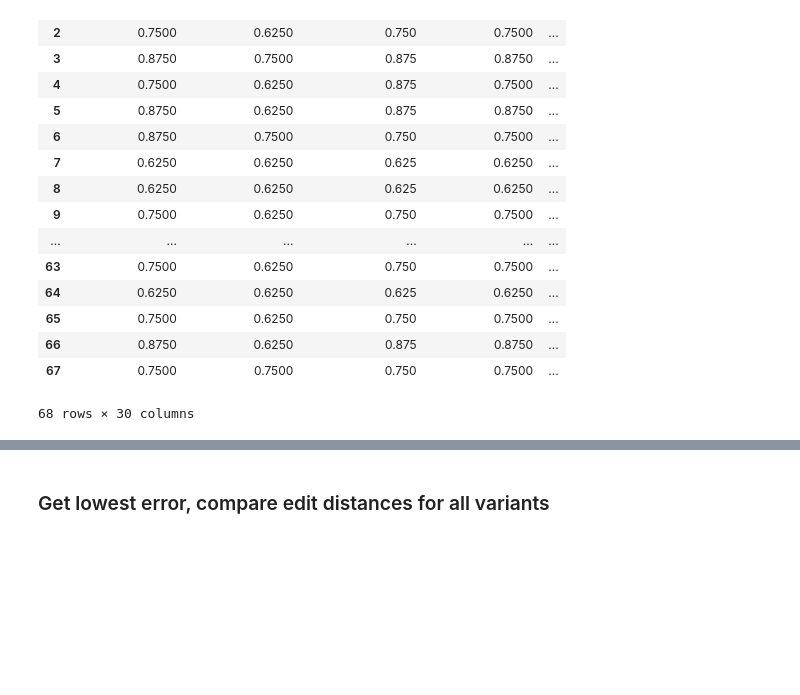
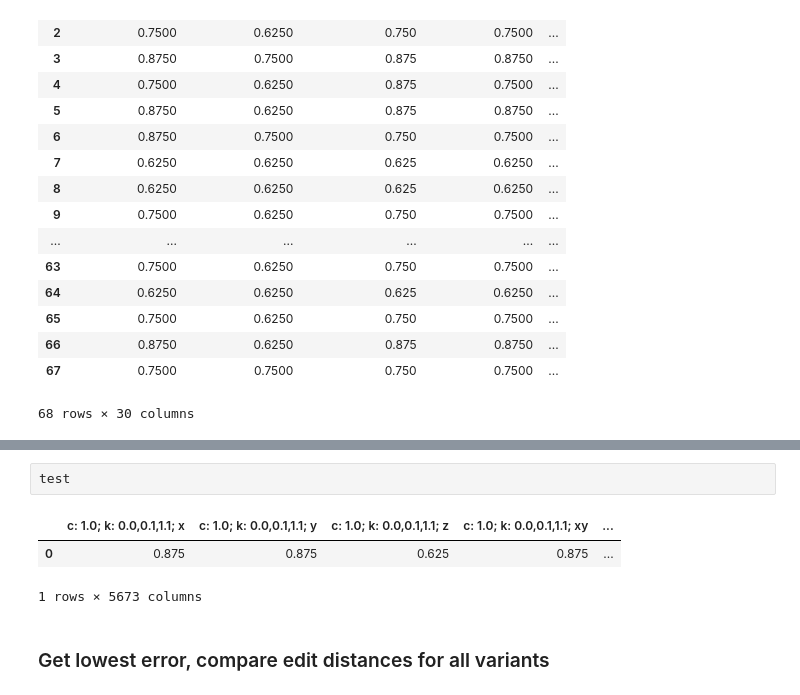
Before and after one commit to zauri/action_selection, a Jupyter notebook: cognitive model/opportunistic_planning/h03/h03_lowesterror.ipynb, the cells around one changed output, grey strips where cells are left out. Saved outputs shown, nothing was run; the diff lists cells and outputs as text; blank space fills up the shorter version.

```diff
--- a/cognitive model/opportunistic_planning/h03/h03_lowesterror.ipynb
+++ b/cognitive model/opportunistic_planning/h03/h03_lowesterror.ipynb
@@ -207,3 +194,9 @@ results_original
+# %%
+test
+# %% [output]
+|  | c: 1.0; k: 0.0,0.1,1.1; x | c: 1.0; k: 0.0,0.1,1.1; y | c: 1.0; k: 0.0,0.1,1.1; z | c: 1.0; k: 0.0,0.1,1.1; xy | ... |
+| 0 | 0.875 | 0.875 | 0.625 | 0.875 | ... |
+1 rows × 5673 columns
 # %% [markdown]
 ### Get lowest error, compare edit distances for all variants
 # %%
```
Also changed, not shown: parts of 7 cells of this notebook, 2 other files.
